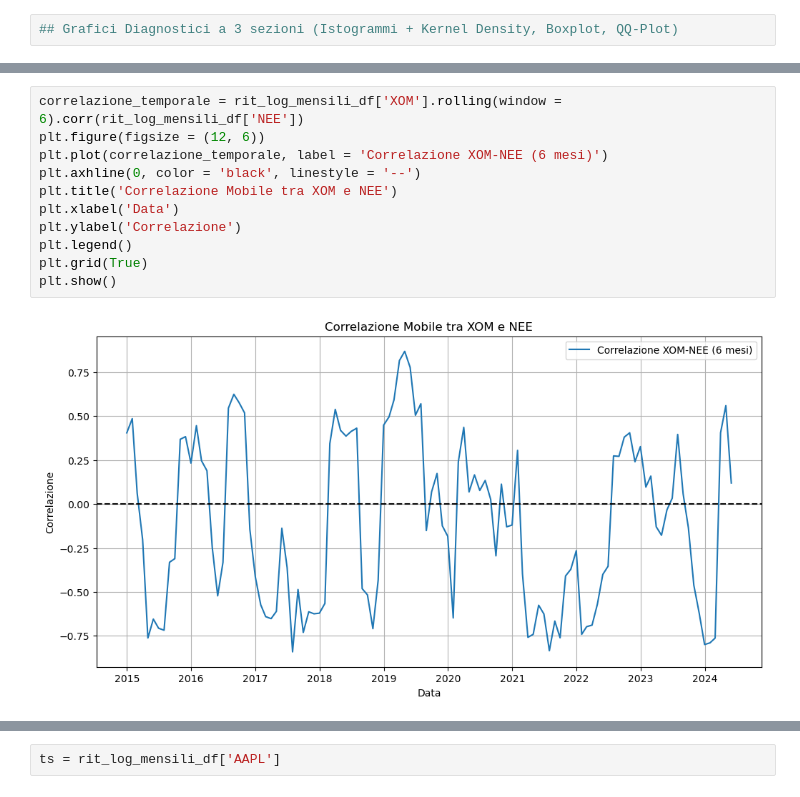
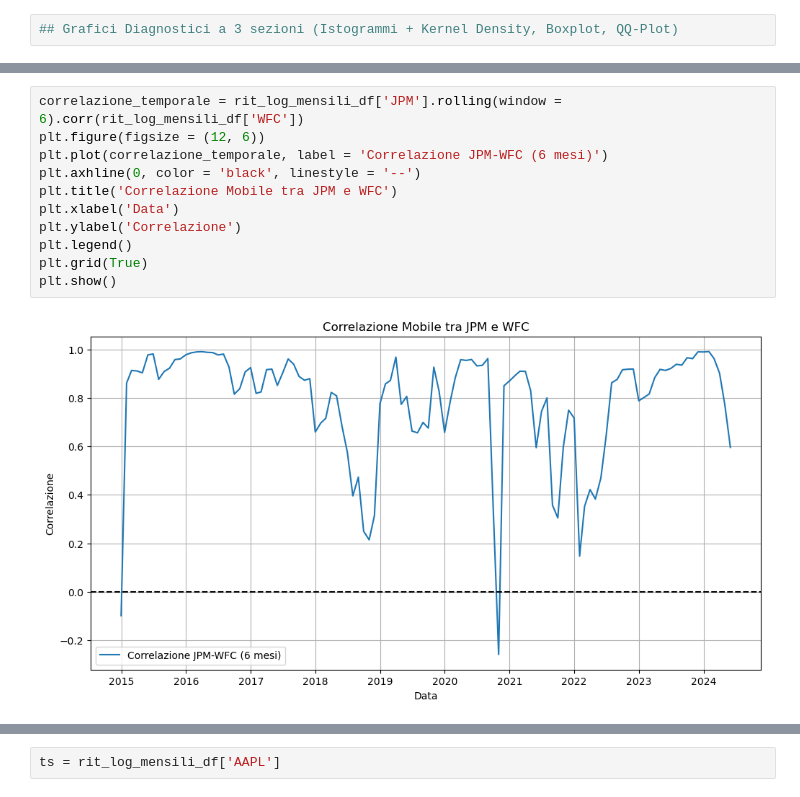
Before and after one commit to ArocchiDS/Business-Intelligence-finance, a Jupyter notebook: BISF_Proyect.ipynb, the cells around one changed output, grey strips where cells are left out. Saved outputs shown, nothing was run; the diff lists cells and outputs as text.

```diff
--- a/BISF_Proyect.ipynb
+++ b/BISF_Proyect.ipynb
@@ -323,16 +366,16 @@ plt.show()
 # %%
-correlazione_temporale = rit_log_mensili_df['XOM'].rolling(window = 6).corr(rit_log_mensili_df['NEE'])
+correlazione_temporale = rit_log_mensili_df['JPM'].rolling(window = 6).corr(rit_log_mensili_df['WFC'])
 plt.figure(figsize = (12, 6))
-plt.plot(correlazione_temporale, label = 'Correlazione XOM-NEE (6 mesi)')
+plt.plot(correlazione_temporale, label = 'Correlazione JPM-WFC (6 mesi)')
 plt.axhline(0, color = 'black', linestyle = '--')
-plt.title('Correlazione Mobile tra XOM e NEE')
+plt.title('Correlazione Mobile tra JPM e WFC')
 plt.xlabel('Data')
 plt.ylabel('Correlazione')
 plt.legend()
 plt.grid(True)
 plt.show()
 # %% [output]
-[figure, old version]
+[figure, new version]
 # %%
 #Grafici di dispersione
 plt.figure(figsize=(8,6))
```
Also changed, not shown: parts of 22 cells of this notebook.
